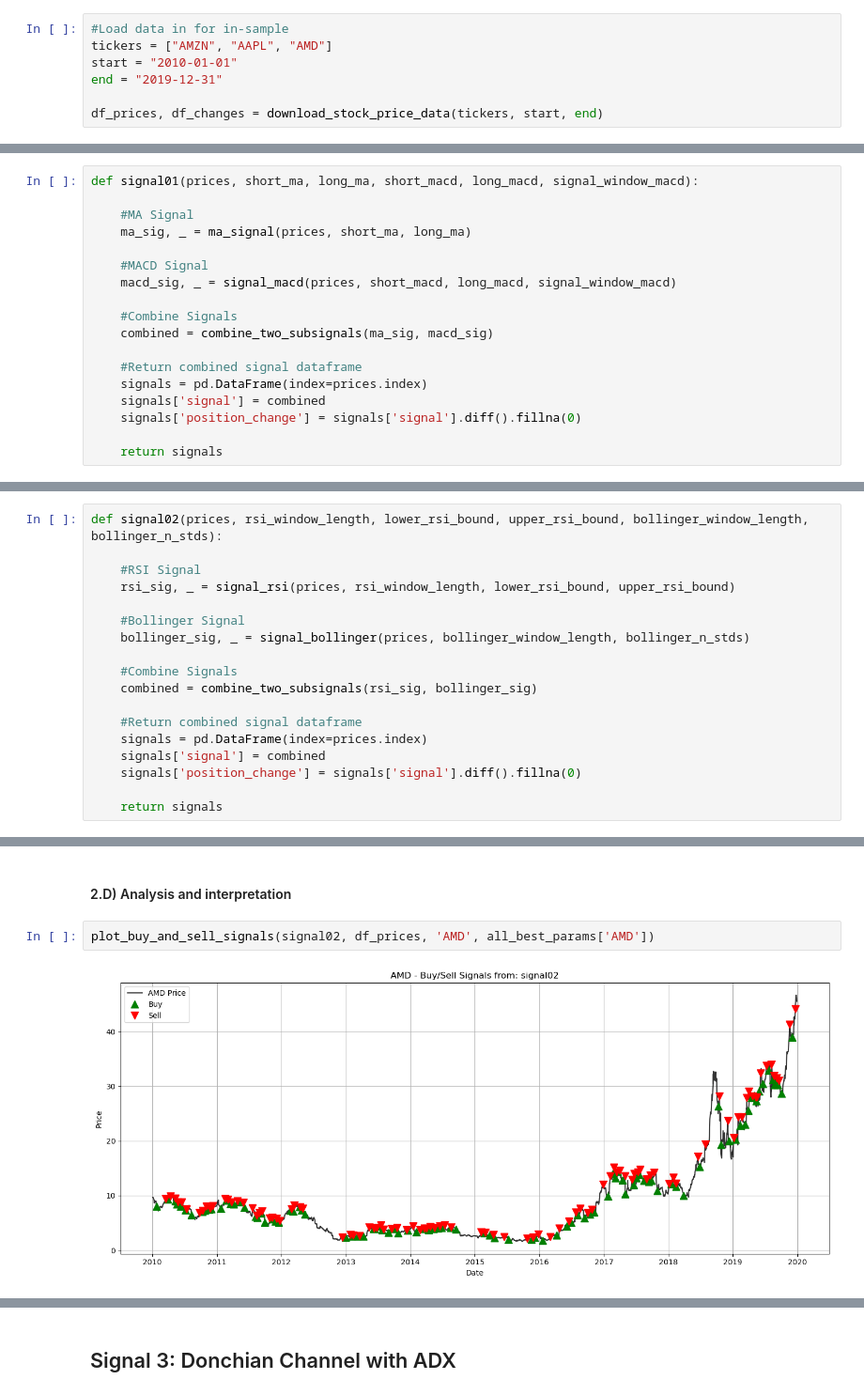
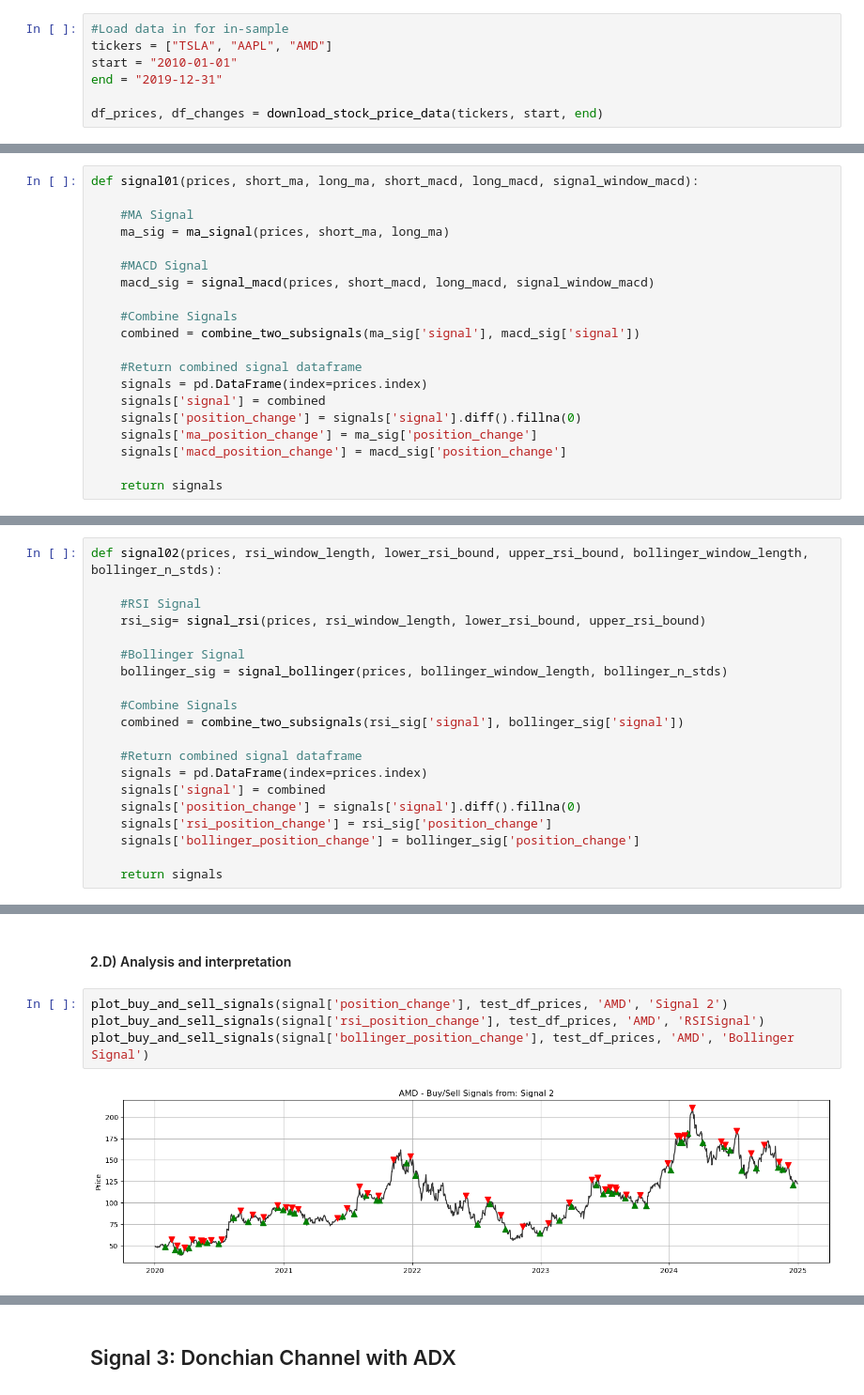
Before and after one commit to aaronsennhenn/computationalfinance, a Jupyter notebook: research_notebook.ipynb, the cells around one changed output, grey strips where cells are left out. Shown at 94% size. Drawn from its saved outputs; the diff is of its cells as text.

```diff
--- a/research_notebook.ipynb
+++ b/research_notebook.ipynb
@@ -11,7 +11,7 @@ import matplotlib.pyplot as plt
 from module import *
 # %%
 #Load data in for in-sample
-tickers = ["AMZN", "AAPL", "AMD"]
+tickers = ["TSLA", "AAPL", "AMD"]
 start = "2010-01-01"
 end = "2019-12-31"
 
@@ -34,18 +34,20 @@ test_df_prices, test_df_changes = download_stock_price_data(tickers, test_start,
 def signal01(prices, short_ma, long_ma, short_macd, long_macd, signal_window_macd):
 
     #MA Signal
-    ma_sig, _ = ma_signal(prices, short_ma, long_ma)
+    ma_sig = ma_signal(prices, short_ma, long_ma)
 
     #MACD Signal
-    macd_sig, _ = signal_macd(prices, short_macd, long_macd, signal_window_macd)
+    macd_sig = signal_macd(prices, short_macd, long_macd, signal_window_macd)
 
     #Combine Signals
-    combined = combine_two_subsignals(ma_sig, macd_sig)
+    combined = combine_two_subsignals(ma_sig['signal'], macd_sig['signal'])
 
     #Return combined signal dataframe
     signals = pd.DataFrame(index=prices.index)
     signals['signal'] = combined
     signals['position_change'] = signals['signal'].diff().fillna(0)
+    signals['ma_position_change'] = ma_sig['position_change']
+    signals['macd_position_change'] = macd_sig['position_change']
 
     return signals
 # %% [markdown]
@@ -138,18 +143,20 @@ plot_buy_and_sell_signals(signal01, test_df_prices, 'AAPL', all_best_params['AAP
 def signal02(prices, rsi_window_length, lower_rsi_bound, upper_rsi_bound, bollinger_window_length, bollinger_n_stds):
 
     #RSI Signal
-    rsi_sig, _ = signal_rsi(prices, rsi_window_length, lower_rsi_bound, upper_rsi_bound)
+    rsi_sig= signal_rsi(prices, rsi_window_length, lower_rsi_bound, upper_rsi_bound)
 
     #Bollinger Signal
-    bollinger_sig, _ = signal_bollinger(prices, bollinger_window_length, bollinger_n_stds)
+    bollinger_sig = signal_bollinger(prices, bollinger_window_length, bollinger_n_stds)
 
     #Combine Signals
-    combined = combine_two_subsignals(rsi_sig, bollinger_sig)
+    combined = combine_two_subsignals(rsi_sig['signal'], bollinger_sig['signal'])
 
     #Return combined signal dataframe
     signals = pd.DataFrame(index=prices.index)
     signals['signal'] = combined
     signals['position_change'] = signals['signal'].diff().fillna(0)
+    signals['rsi_position_change'] = rsi_sig['position_change']
+    signals['bollinger_position_change'] = bollinger_sig['position_change']
 
     return signals
 # %% [markdown]
@@ -227,6 +233,8 @@ df_test_results
 # %% [markdown]
 #### 2.D) Analysis and interpretation
 # %%
-plot_buy_and_sell_signals(signal02, df_prices, 'AMD', all_best_params['AMD'])
+plot_buy_and_sell_signals(signal['position_change'], test_df_prices, 'AMD', 'Signal 2')
+plot_buy_and_sell_signals(signal['rsi_position_change'], test_df_prices, 'AMD', 'RSISignal')
+plot_buy_and_sell_signals(signal['bollinger_position_change'], test_df_prices, 'AMD', 'Bollinger Signal')
 # %% [output]
-[figure, old version]
+[figure, new version]
```
Also changed, not shown: parts of 14 cells of this notebook, 2 other files.
